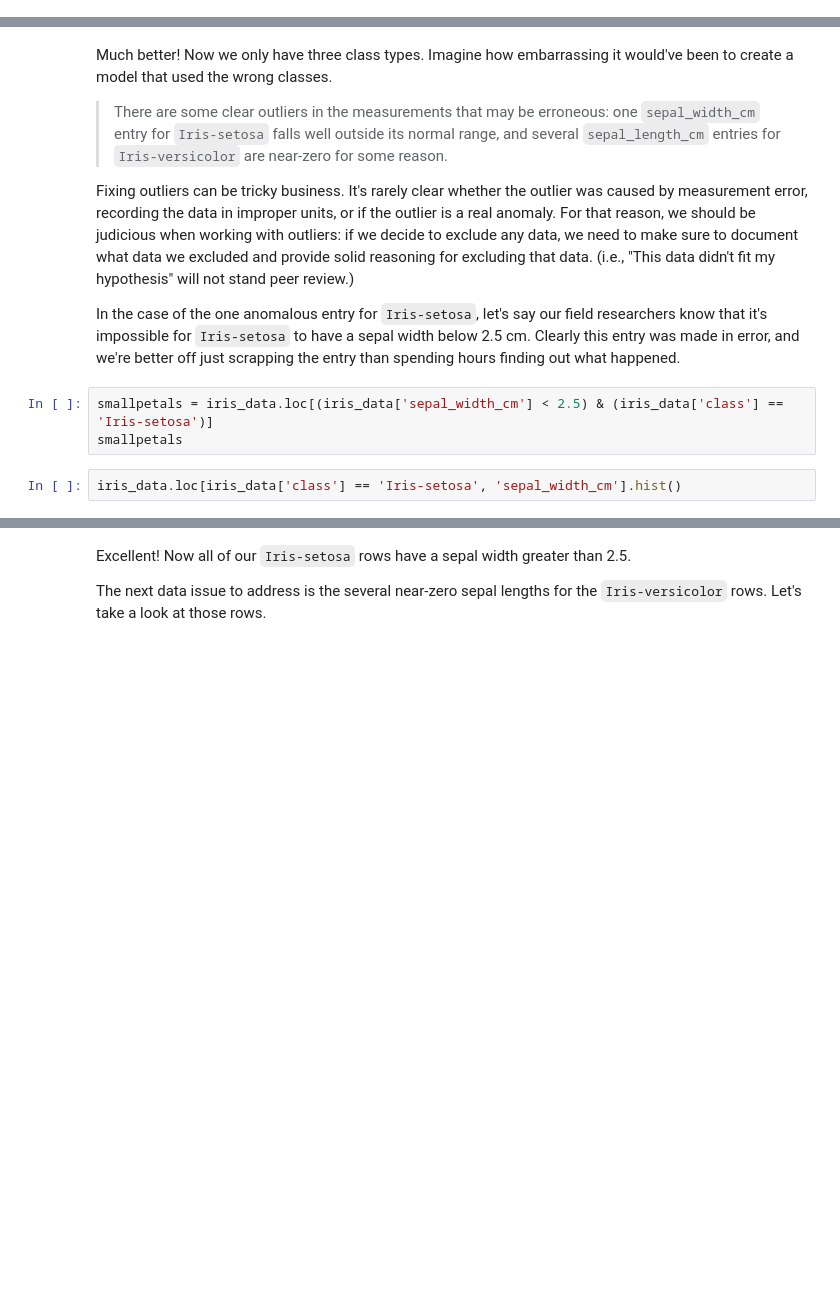
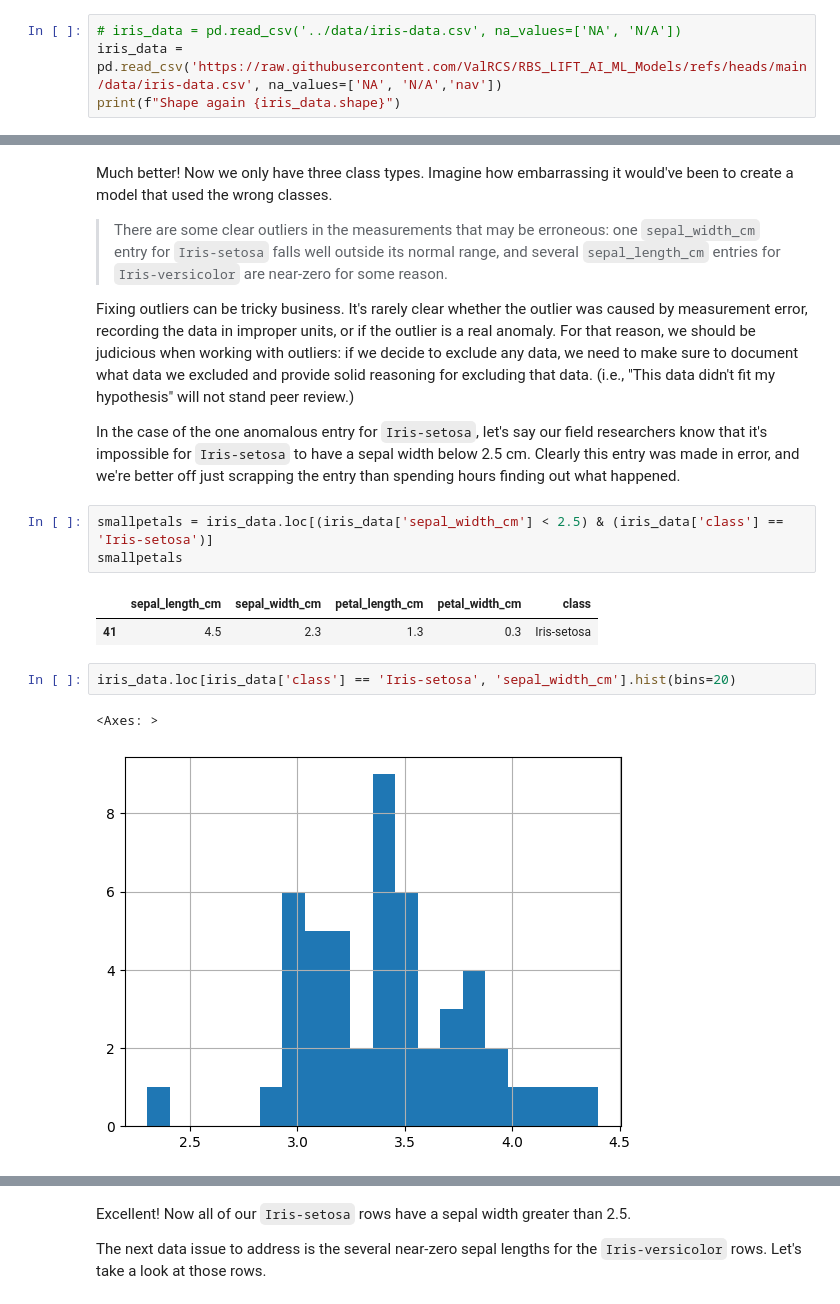
Before and after one commit to ValRCS/RBS_LIFT_AI_ML_Models, a Jupyter notebook: notebooks/Irises_Data_Analysis_Workflow_Clean.ipynb, the cells around one changed output, grey strips where cells are left out. Cells and saved outputs as stored; diff of their text form; blank space fills up the shorter version.

```diff
--- a/notebooks/Irises_Data_Analysis_Workflow_Clean.ipynb
+++ b/notebooks/Irises_Data_Analysis_Workflow_Clean.ipynb
@@ -205,0 +252,4 @@ iris_data = pd.read_csv('../data/iris-data.csv', na_values=['NA', 'N/A'])
+# %%
+# iris_data = pd.read_csv('../data/iris-data.csv', na_values=['NA', 'N/A'])
+iris_data = pd.read_csv('https://raw.githubusercontent.com/ValRCS/RBS_LIFT_AI_ML_Models/refs/heads/main/data/iris-data.csv', na_values=['NA', 'N/A','nav'])
+print(f"Shape again {iris_data.shape}")
@@ -286,8 +387,14 @@ In the case of the one anomalous entry for `Iris-setosa`, let's say our field re
 # %%
 smallpetals = iris_data.loc[(iris_data['sepal_width_cm'] < 2.5) & (iris_data['class'] == 'Iris-setosa')]
 smallpetals
+# %% [output]
+|  | sepal_length_cm | sepal_width_cm | petal_length_cm | petal_width_cm | class |
+| 41 | 4.5 | 2.3 | 1.3 | 0.3 | Iris-setosa |
 # %%
-iris_data.loc[iris_data['class'] == 'Iris-setosa', 'sepal_width_cm'].hist()
+iris_data.loc[iris_data['class'] == 'Iris-setosa', 'sepal_width_cm'].hist(bins=20)
+# %% [output]
+<Axes: >
+[figure, added]
 # %%
 # This line drops any 'Iris-setosa' rows with a separal width less than 2.5 cm
 # Let's go over this command in class
```
Also changed, not shown: parts of 59 cells of this notebook.
